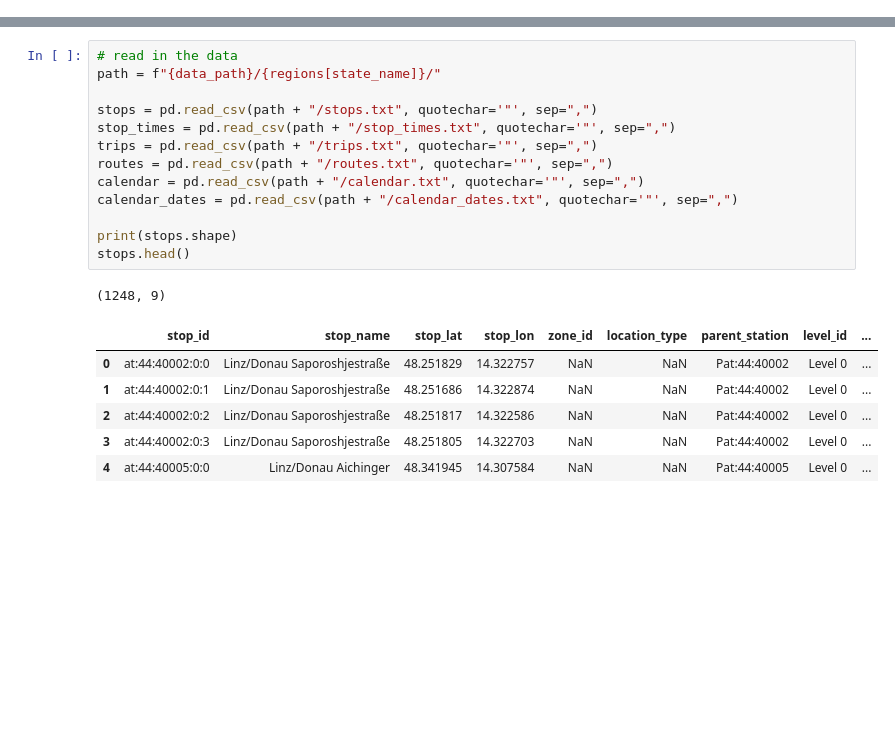
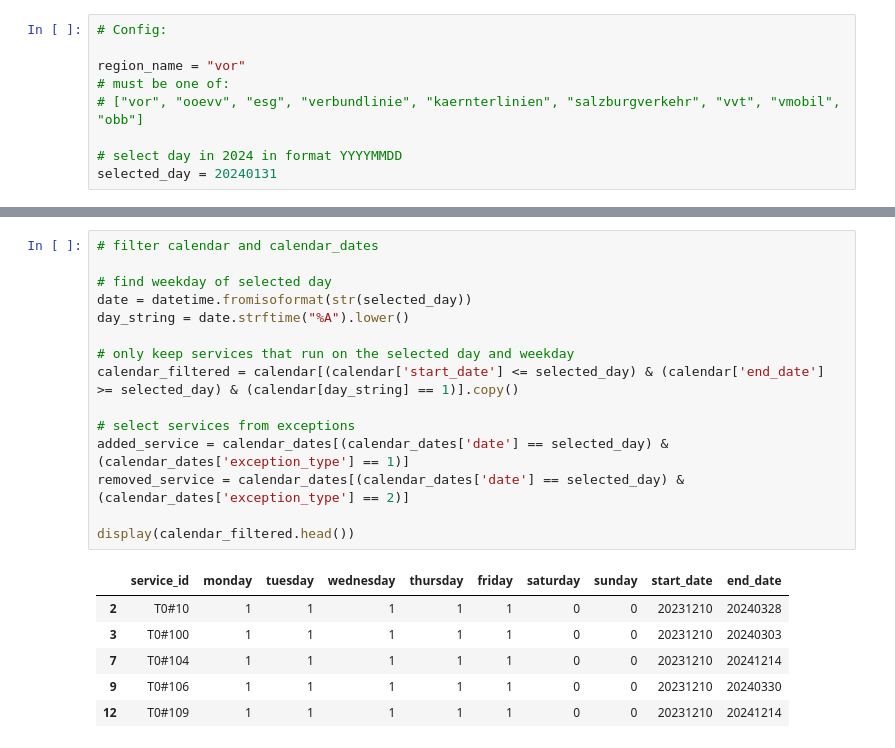
Before and after one commit to LeonRischar/ptsql_austria, a Jupyter notebook: src/demo_calculate_categories.ipynb, the cells around one changed output, grey strips where cells are left out. Cells and saved outputs as stored; diff of their text form; blank space fills up the shorter version.

```diff
--- a/src/demo_calculate_categories.ipynb
+++ b/src/demo_calculate_categories.ipynb
@@ -56 +13,10 @@ route_type_translation = {0: 2, 1: 1, 2: 0, 3: 3, 11: 3,} #7: 3, 4: 3
+# %%
+# Config:
+
+region_name = "vor"
+# must be one of:
+# ["vor", "ooevv", "esg", "verbundlinie", "kaernterlinien", "salzburgverkehr", "vvt", "vmobil", "obb"]
+
+# select day in 2024 in format YYYYMMDD
+selected_day = 20240131
 # %%
@@ -102,22 +42,23 @@ def detect_route_type(trip_name, route_type):
 # %%
-# read in the data
-path = f"{data_path}/{regions[state_name]}/"
+# filter calendar and calendar_dates
 
-stops = pd.read_csv(path + "/stops.txt", quotechar='"', sep=",")
-stop_times = pd.read_csv(path + "/stop_times.txt", quotechar='"', sep=",")
-trips = pd.read_csv(path + "/trips.txt", quotechar='"', sep=",")
-routes = pd.read_csv(path + "/routes.txt", quotechar='"', sep=",")
-calendar = pd.read_csv(path + "/calendar.txt", quotechar='"', sep=",")
-calendar_dates = pd.read_csv(path + "/calendar_dates.txt", quotechar='"', sep=",")
+# find weekday of selected day
+date = datetime.fromisoformat(str(selected_day))
+day_string = date.strftime("%A").lower()
 
-print(stops.shape)
-stops.head()
+# only keep services that run on the selected day and weekday
+calendar_filtered = calendar[(calendar['start_date'] <= selected_day) & (calendar['end_date'] >= selected_day) & (calendar[day_string] == 1)].copy()
+
+# select services from exceptions
+added_service = calendar_dates[(calendar_dates['date'] == selected_day) & (calendar_dates['exception_type'] == 1)]
+removed_service = calendar_dates[(calendar_dates['date'] == selected_day) & (calendar_dates['exception_type'] == 2)]
+
+display(calendar_filtered.head())
 # %% [output]
-(1248, 9)
-|  | stop_id | stop_name | stop_lat | stop_lon | zone_id | location_type | parent_station | level_id | ... |
-| 0 | at:44:40002:0:0 | Linz/Donau Saporoshjestraße | 48.251829 | 14.322757 | NaN | NaN | Pat:44:40002 | Level 0 | ... |
-| 1 | at:44:40002:0:1 | Linz/Donau Saporoshjestraße | 48.251686 | 14.322874 | NaN | NaN | Pat:44:40002 | Level 0 | ... |
-| 2 | at:44:40002:0:2 | Linz/Donau Saporoshjestraße | 48.251817 | 14.322586 | NaN | NaN | Pat:44:40002 | Level 0 | ... |
-| 3 | at:44:40002:0:3 | Linz/Donau Saporoshjestraße | 48.251805 | 14.322703 | NaN | NaN | Pat:44:40002 | Level 0 | ... |
-| 4 | at:44:40005:0:0 | Linz/Donau Aichinger | 48.341945 | 14.307584 | NaN | NaN | Pat:44:40005 | Level 0 | ... |
+|  | service_id | monday | tuesday | wednesday | thursday | friday | saturday | sunday | start_date | end_date |
+| 2 | T0#10 | 1 | 1 | 1 | 1 | 1 | 0 | 0 | 20231210 | 20240328 |
+| 3 | T0#100 | 1 | 1 | 1 | 1 | 1 | 0 | 0 | 20231210 | 20240303 |
+| 7 | T0#104 | 1 | 1 | 1 | 1 | 1 | 0 | 0 | 20231210 | 20241214 |
+| 9 | T0#106 | 1 | 1 | 1 | 1 | 1 | 0 | 0 | 20231210 | 20240330 |
+| 12 | T0#109 | 1 | 1 | 1 | 1 | 1 | 0 | 0 | 20231210 | 20241214 |
 # %%
```
Also changed, not shown: parts of 13 cells of this notebook, 2 other files.
